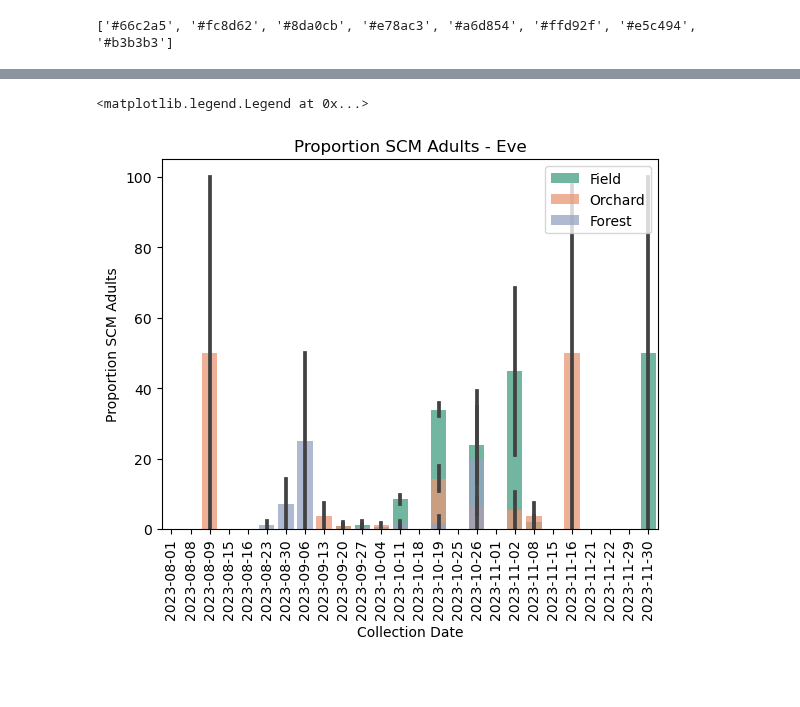
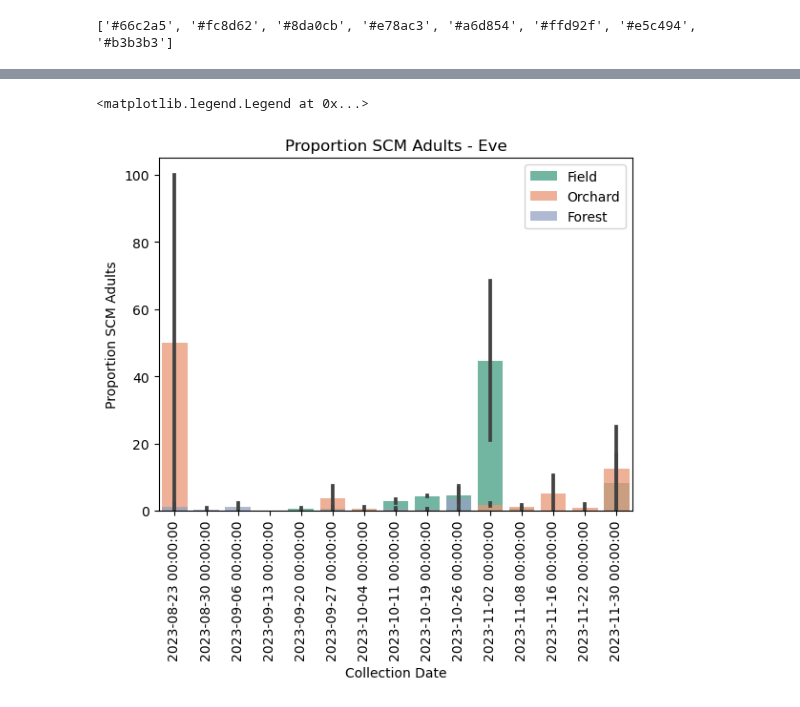
Before and after one commit to chloecho31/cornell, a Jupyter notebook: SCM/2023/Overwintering/scm_overwintering.ipynb, the cells around one changed output, grey strips where cells are left out. Cells and saved outputs as stored; diff of their text form; code cells hidden in the pictures; blank space fills up the shorter version.

```diff
--- a/SCM/2023/Overwintering/scm_overwintering.ipynb
+++ b/SCM/2023/Overwintering/scm_overwintering.ipynb
@@ -9,5 +9,6 @@ from datetime import datetime
 # %%
 sticky_cards = pd.read_csv('../Data/2023_scm_counts.csv')
 sticky_cards = clean_columns(sticky_cards)
-sticky_cards["collection_date"] = pd.to_datetime(sticky_cards["collection_date"], format="%Y-%m-%d")
+sticky_cards["collection_date"] = pd.to_datetime(sticky_cards["collection_date"], format="%m/%d/%y")
+sticky_cards.head()
 # %% [output]
@@ -149,5 +152,5 @@ overwintering.to_csv('Data/overwintering_data.csv')
 # %%
-df = overwintering.groupby(['date', 'farm', 'landscape_type', 'placement'])[['total_scm']].sum()
+df = overwintering.groupby(['collection_date', 'farm', 'landscape_type', 'placement'])[['total_scm']].sum()
 df
 # %% [output]
 |  |  |  |  | total_scm |
@@ -221,18 +212,18 @@ g.set_axis_labels("Collection Date", "Proportion SCM Adults")
 # %%
 plt.subplots()
 
-ax=sns.barplot(df.loc[(df['farm'] == 'Eve') & (df['landscape_type'] == 'Field')], x="date", y='total_scm', color='#66c2a5', alpha=1, label='Field')
-ax=sns.barplot(df.loc[(df['farm'] == 'Eve') & (df['landscape_type'] == 'Orchard')], x="date", y='total_scm', color='#fc8d62', alpha=0.75, label='Orchard')
-ax=sns.barplot(df.loc[(df['farm'] == 'Eve') & (df['landscape_type'] == 'Forest')], x="date", y='total_scm', color='#8da0cb', alpha=0.75, label='Forest')
+ax=sns.barplot(df.loc[(df['farm'] == 'Eve') & (df['landscape_type'] == 'Field')], x="collection_date", y='total_scm', color='#66c2a5', alpha=1, label='Field')
+ax=sns.barplot(df.loc[(df['farm'] == 'Eve') & (df['landscape_type'] == 'Orchard')], x="collection_date", y='total_scm', color='#fc8d62', alpha=0.75, label='Orchard')
+ax=sns.barplot(df.loc[(df['farm'] == 'Eve') & (df['landscape_type'] == 'Forest')], x="collection_date", y='total_scm', color='#8da0cb', alpha=0.75, label='Forest')
 
 plt.xticks(rotation = 90)
 
 plt.title("Proportion SCM Adults - Eve")
 plt.xlabel("Collection Date")
 plt.ylabel("Proportion SCM Adults")
 plt.legend(loc='upper right')
 # %% [output]
 <matplotlib.legend.Legend at 0x...>
-[figure, old version]
+[figure, new version]
 # %%
 g = sns.FacetGrid(df.loc[(df['farm'] == 'Eve')], row = 'placement', col="landscape_type", height=4, aspect=1, hue='landscape_type', col_order=["Field", "Orchard", "Forest"], hue_order=["Field", "Orchard", "Forest"], palette='Set2')
```
Also changed, not shown: parts of 33 cells of this notebook, 11 other files.
